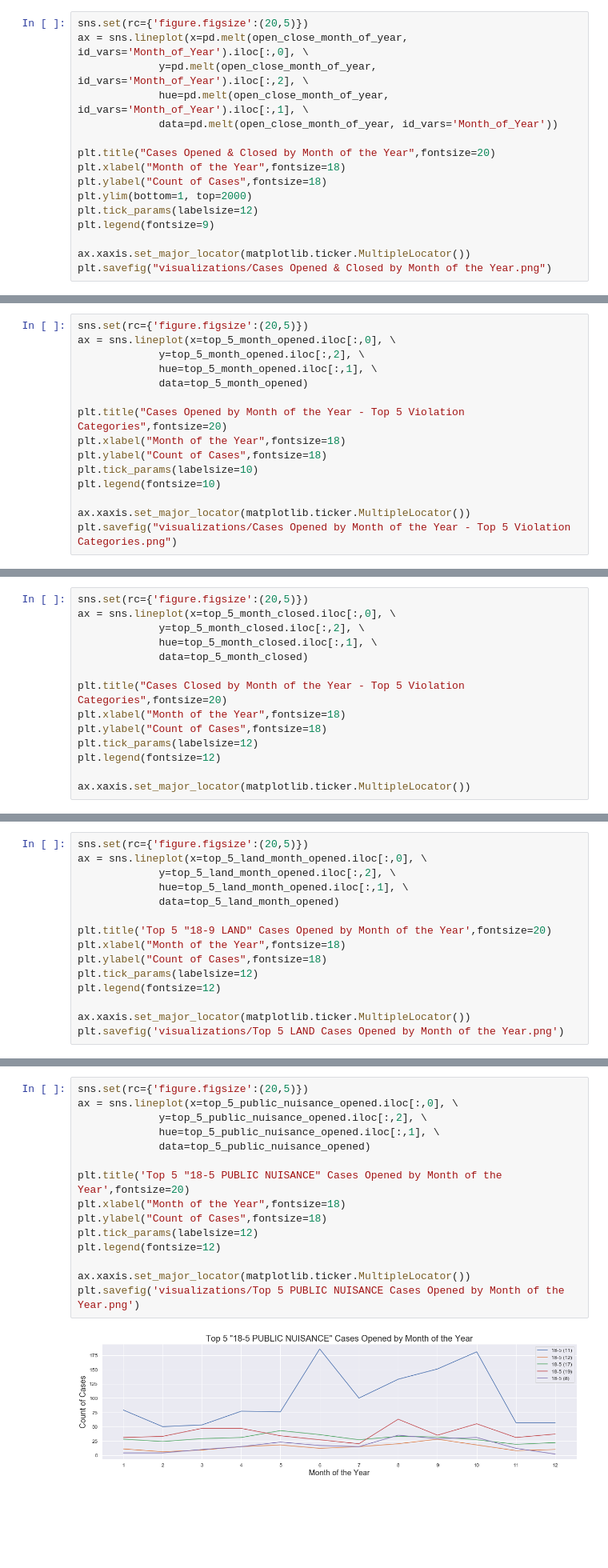
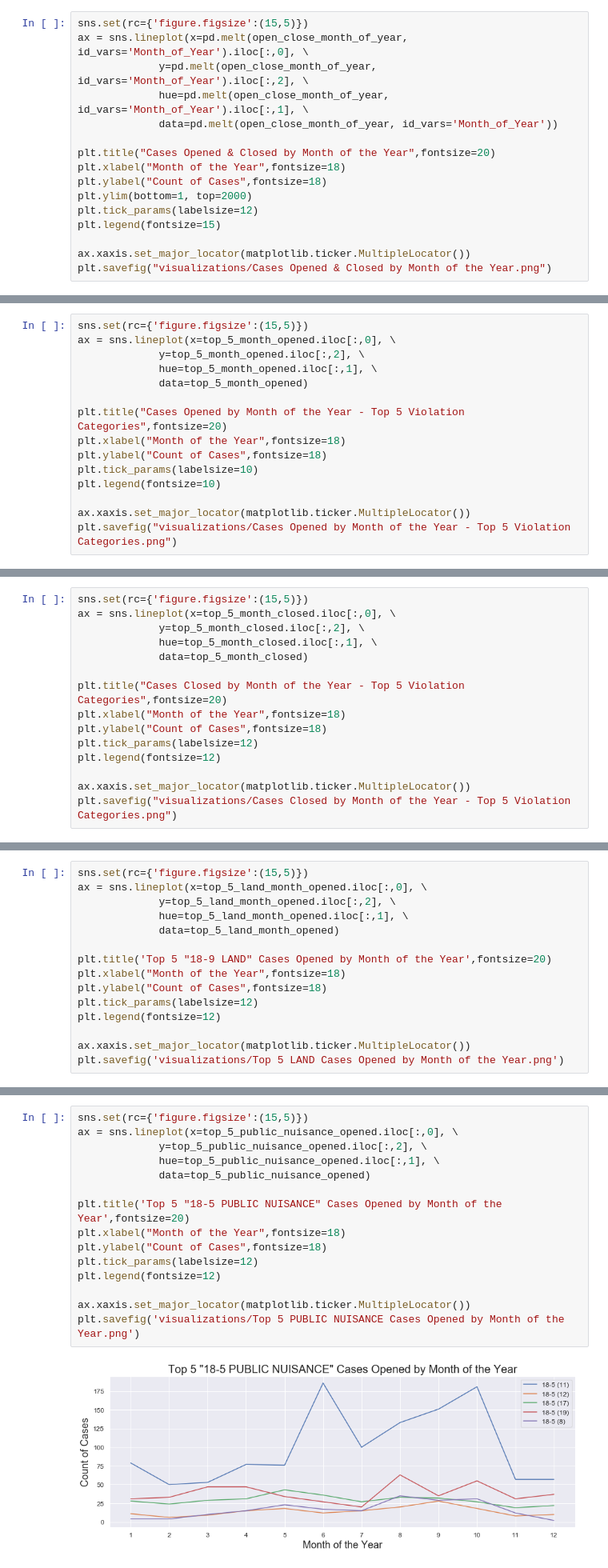
Before and after one commit to mrkjhsn/Planning-and-Development-Code-Violations-Scottsdale, a Jupyter notebook: Code_Violations_Annual_Trends.ipynb, the cells around one changed output, grey strips where cells are left out. Shown: that part at 80% size. Cells and saved outputs as stored; diff of their text form; blank space fills up the shorter version.

```diff
--- a/Code_Violations_Annual_Trends.ipynb
+++ b/Code_Violations_Annual_Trends.ipynb
@@ -137,7 +137,7 @@ pd.melt(open_close_month_of_year, id_vars='Month_of_Year').head()
 | 3 | 4 | Month_Opened | 1214 |
 | 4 | 5 | Month_Opened | 1456 |
 # %%
-sns.set(rc={'figure.figsize':(20,5)})
+sns.set(rc={'figure.figsize':(15,5)})
 ax = sns.lineplot(x=pd.melt(open_close_month_of_year, id_vars='Month_of_Year').iloc[:,0], \
              y=pd.melt(open_close_month_of_year, id_vars='Month_of_Year').iloc[:,2], \
              hue=pd.melt(open_close_month_of_year, id_vars='Month_of_Year').iloc[:,1], \
@@ -148,7 +148,7 @@ plt.xlabel("Month of the Year",fontsize=18)
 plt.ylabel("Count of Cases",fontsize=18)
 plt.ylim(bottom=1, top=2000)
 plt.tick_params(labelsize=12)
-plt.legend(fontsize=9)
+plt.legend(fontsize=15)
 
 ax.xaxis.set_major_locator(matplotlib.ticker.MultipleLocator())
 plt.savefig("visualizations/Cases Opened & Closed by Month of the Year.png")
@@ -171,7 +171,7 @@ top_5_month_opened.head()
 | 3 | 4 | 18-5 PUBLIC NUISANCE | 213 |
 | 4 | 5 | 18-5 PUBLIC NUISANCE | 237 |
 # %%
-sns.set(rc={'figure.figsize':(20,5)})
+sns.set(rc={'figure.figsize':(15,5)})
 ax = sns.lineplot(x=top_5_month_opened.iloc[:,0], \
              y=top_5_month_opened.iloc[:,2], \
              hue=top_5_month_opened.iloc[:,1], \
@@ -200,7 +200,7 @@ top_5_month_closed.head()
 | 3 | 4 | 18-5 PUBLIC NUISANCE | 215 |
 | 4 | 5 | 18-5 PUBLIC NUISANCE | 231 |
 # %%
-sns.set(rc={'figure.figsize':(20,5)})
+sns.set(rc={'figure.figsize':(15,5)})
 ax = sns.lineplot(x=top_5_month_closed.iloc[:,0], \
              y=top_5_month_closed.iloc[:,2], \
              hue=top_5_month_closed.iloc[:,1], \
@@ -213,4 +213,5 @@ plt.tick_params(labelsize=12)
 plt.legend(fontsize=12)
 
 ax.xaxis.set_major_locator(matplotlib.ticker.MultipleLocator())
+plt.savefig("visualizations/Cases Closed by Month of the Year - Top 5 Violation Categories.png")
 # %% [output]
@@ -248,7 +249,7 @@ top_5_land_month_opened.head()
 | 3 | 4 | 18-9(A)(4) Dead/Dry Vegatation (T... | 23 |
 | 4 | 5 | 18-9(A)(4) Dead/Dry Vegatation (T... | 61 |
 # %%
-sns.set(rc={'figure.figsize':(20,5)})
+sns.set(rc={'figure.figsize':(15,5)})
 ax = sns.lineplot(x=top_5_land_month_opened.iloc[:,0], \
              y=top_5_land_month_opened.iloc[:,2], \
              hue=top_5_land_month_opened.iloc[:,1], \
@@ -327,22 +328,22 @@ top_5_public_nuisance_opened.head()
 | 3 | 4 | 18-5 (11) | 77 |
 | 4 | 5 | 18-5 (11) | 76 |
 # %%
-sns.set(rc={'figure.figsize':(20,5)})
+sns.set(rc={'figure.figsize':(15,5)})
 ax = sns.lineplot(x=top_5_public_nuisance_opened.iloc[:,0], \
              y=top_5_public_nuisance_opened.iloc[:,2], \
              hue=top_5_public_nuisance_opened.iloc[:,1], \
              data=top_5_public_nuisance_opened)
 
 plt.title('Top 5 "18-5 PUBLIC NUISANCE" Cases Opened by Month of the Year',fontsize=20)
 plt.xlabel("Month of the Year",fontsize=18)
 plt.ylabel("Count of Cases",fontsize=18)
 plt.tick_params(labelsize=12)
 plt.legend(fontsize=12)
 
 ax.xaxis.set_major_locator(matplotlib.ticker.MultipleLocator())
 plt.savefig('visualizations/Top 5 PUBLIC NUISANCE Cases Opened by Month of the Year.png')
 # %% [output]
-[figure, old version]
+[figure, new version]
 # %% [markdown]
 ## Analysis on the top 2:
 
```
Also changed, not shown: parts of 5 cells of this notebook.
